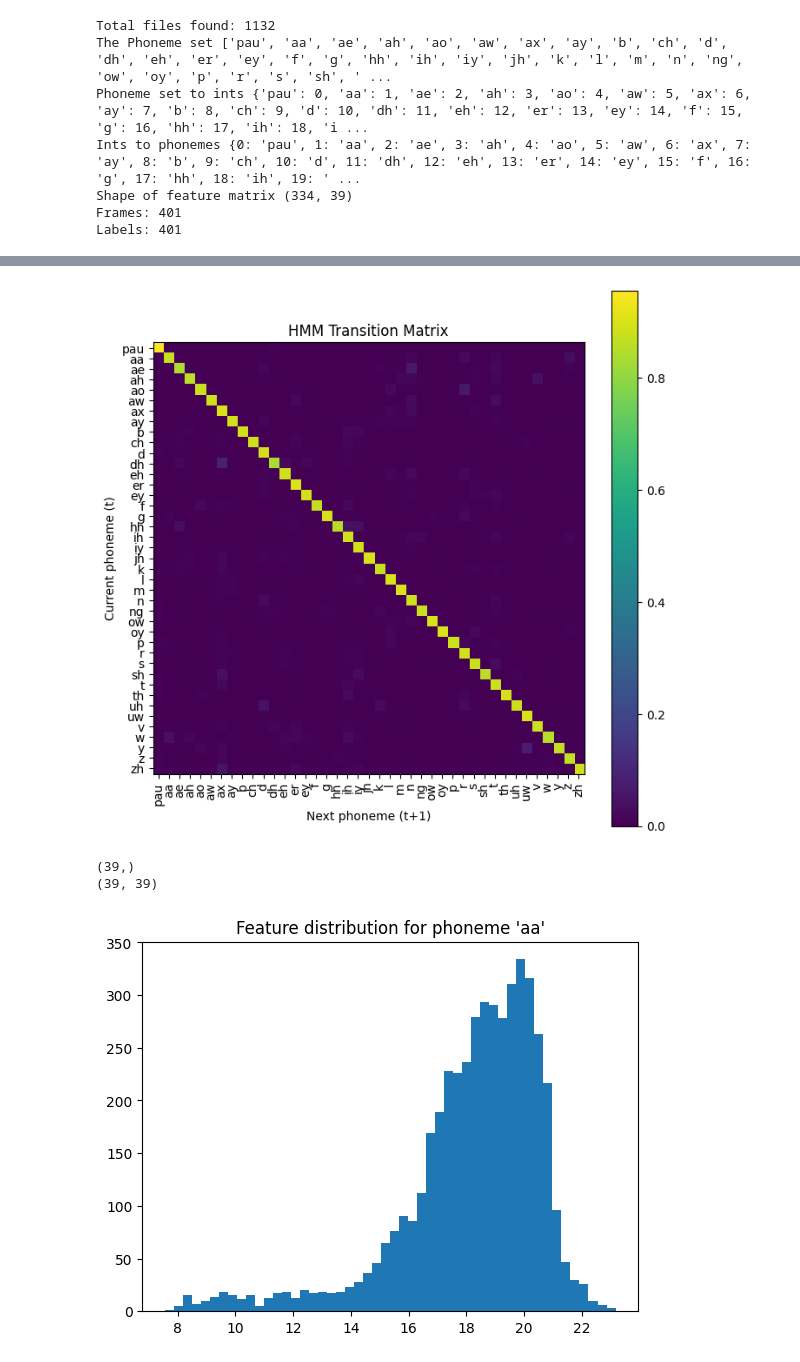
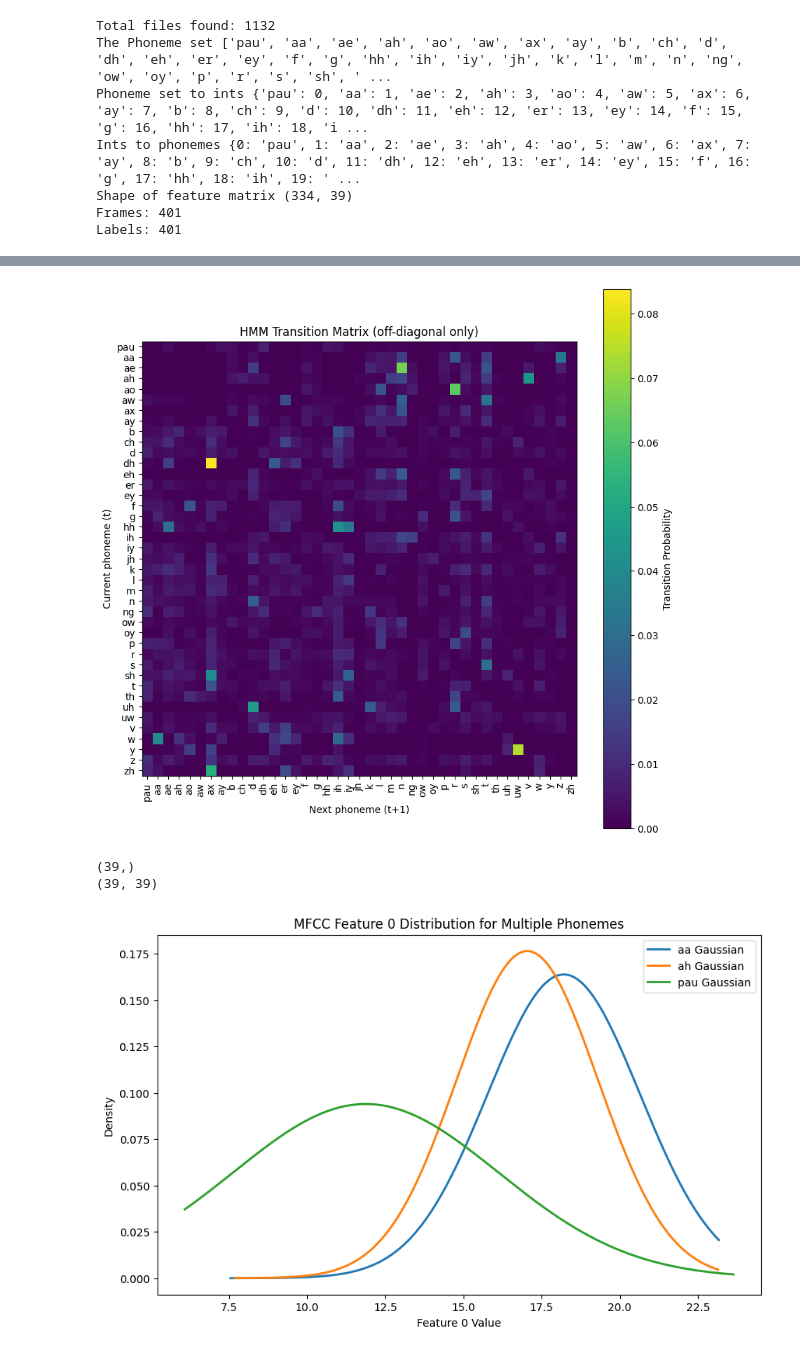
Before and after one commit to eythorto/Gervigreind, a Jupyter notebook: project2/project2notebook.ipynb, the cells around one changed output, grey strips where cells are left out. Saved outputs shown, nothing was run; the diff lists cells and outputs as text; code cells hidden in the pictures.

```diff
--- a/project2/project2notebook.ipynb
+++ b/project2/project2notebook.ipynb
@@ -178,6 +178,7 @@ Labels: 401
 # %%
 # Supervised parameter estimation (Task 6.2)
 import matplotlib.pyplot as plt
+from scipy.stats import norm
 
 # initial distribution
 initial_dict = {}
@@ -236,18 +237,31 @@ print("Tran matrix A:", tran_matrix_A)
 print("Row sums:", np.sum(tran_matrix_A, axis=1)) # should be 1 -> else normalization is wrong
 
 # plot Transition matrix
-plt.figure(figsize=(8, 8))
-plt.imshow(tran_matrix_A)
+# plt.figure(figsize=(8, 8))
+# plt.imshow(tran_matrix_A)
 
+# plt.xticks(range(len(phoneme_set)), phoneme_set, rotation=90)
+# plt.yticks(range(len(phoneme_set)), phoneme_set)
+
+# plt.xlabel("Next phoneme (t+1)")
+# plt.ylabel("Current phoneme (t)")
+# plt.title("HMM Transition Matrix")
+# plt.colorbar()
+# plt.show()
+
+# Plot the transition matrix (off-diagonal only) -> Probabilities of changing from one phoneme to another (ignoring self-transitions).
+tran_matrix_offdiag = tran_matrix_A.copy()
+np.fill_diagonal(tran_matrix_offdiag, 0)
+
+plt.figure(figsize=(10, 10))
+plt.imshow(tran_matrix_offdiag, cmap="viridis")
 plt.xticks(range(len(phoneme_set)), phoneme_set, rotation=90)
 plt.yticks(range(len(phoneme_set)), phoneme_set)
-
 plt.xlabel("Next phoneme (t+1)")
 plt.ylabel("Current phoneme (t)")
-plt.title("HMM Transition Matrix")
-plt.colorbar()
+plt.title("HMM Transition Matrix (off-diagonal only)")
+plt.colorbar(label="Transition Probability")
 plt.show()
-
 
 # emission parameters
 emission_parameters = {}
@@ -282,36 +296,59 @@ print(emission_parameters[0]["cov"].shape)
 # should be roughly Gaussian
 features = []
 
 for X, labels in train_data:
     mask = labels == phoneme_to_idx["aa"]
     features.append(X[mask])
 
 features = np.vstack(features)
 
-plt.hist(features[:, 0], bins=50)
-plt.title("Feature distribution for phoneme 'aa'")
+phonemes_to_plot = ["aa", "ah", "pau"]  # select phonemes to visualize
+feature_idx = 0  # which MFCC feature to plot
+
+plt.figure(figsize=(10, 6))
+
+for ph in phonemes_to_plot:
+    ph_idx = phoneme_to_idx[ph]
+    features_list = []
+    for X, labels in train_data:
+        mask = labels == ph_idx
+        features_list.append(X[mask])
+    features_arr = np.vstack(features_list)
+
+    mean = emission_parameters[ph_idx]["mean"][feature_idx]
+    std = np.sqrt(emission_parameters[ph_idx]["cov"][feature_idx, feature_idx])
+    x = np.linspace(
+        features_arr[:, feature_idx].min(), features_arr[:, feature_idx].max(), 200
+    )
+
+    plt.plot(x, norm.pdf(x, mean, std), label=f"{ph} Gaussian", linewidth=2)
+
+plt.title(f"MFCC Feature {feature_idx} Distribution for Multiple Phonemes")
+plt.xlabel(f"Feature {feature_idx} Value")
+plt.ylabel("Density")
+plt.legend()
 plt.show()
 # %% [output]
 initital distribution: [1. 0. 0. 0. 0. 0. 0. 0. 0. 0. 0. 0. 0. 0. 0. 0. 0. 0. 0. 0. 0. 0. 0. 0.
  0. 0. 0. 0. 0. 0. 0. 0. 0. 0. 0. 0. 0. 0. 0. 0. 0.]
 Tran matrix A: [[9.55044457e-01 3.17546725e-04 2.58573762e-03 ... 1.31555072e-03
   9.07276356e-05 0.00000000e+00]
  [4.27441761e-04 8.79888865e-01 2.13720881e-04 ... 0.00000000e+00
   3.26992947e-02 6.41162642e-04]
  [0.00000000e+00 0.00000000e+00 8.38212928e-01 ... 0.00000000e+00
   7.60456274e-03 3.80228137e-04]
  ...
  [0.00000000e+00 6.63129973e-04 6.63129973e-04 ... 8.66710875e-01
   0.00000000e+00 0.00000000e+00]
  [1.09557990e-02 1.88893087e-03 6.23347185e-03 ... 1.51114469e-03
   8.69474877e-01 0.00000000e+00]
  [8.06451613e-03 4.03225806e-03 0.00000000e+00 ... 0.00000000e+00
   0.00000000e+00 8.83064516e-01]]
 Row sums: [1. 1. 1. 1. 1. 1. 1. 1. 1. 1. 1. 1. 1. 1. 1. 1. 1. 1. 1. 1. 1. 1. 1. 1.
  1. 1. 1. 1. 1. 1. 1. 1. 1. 1. 1. 1. 1. 1. 1. 1. 1.]
-[figure, old version]
+[figure, new version]
 (39,)
 (39, 39)
-[figure, old version]
+[figure, new version]
 # %%
 # Inference Algorithms (6.3)
```
Also changed, not shown: parts of 1 cell of this notebook.
